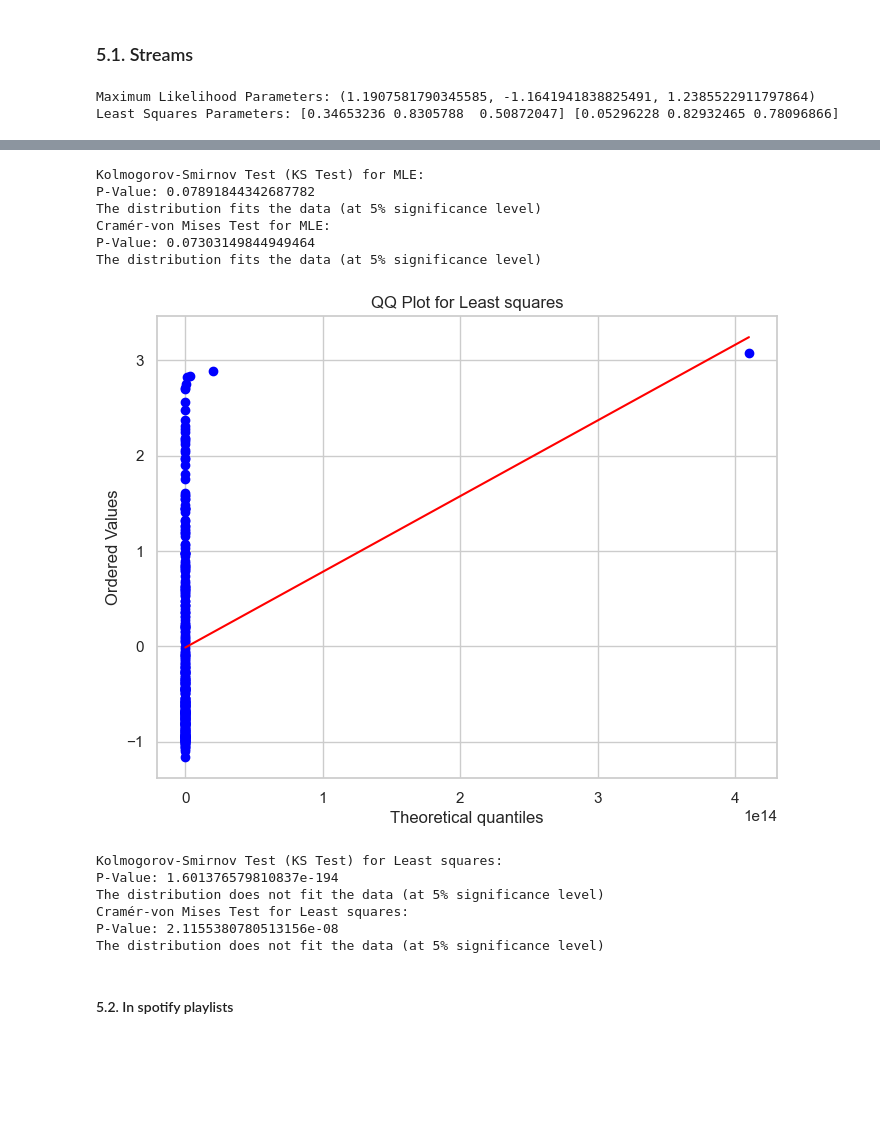
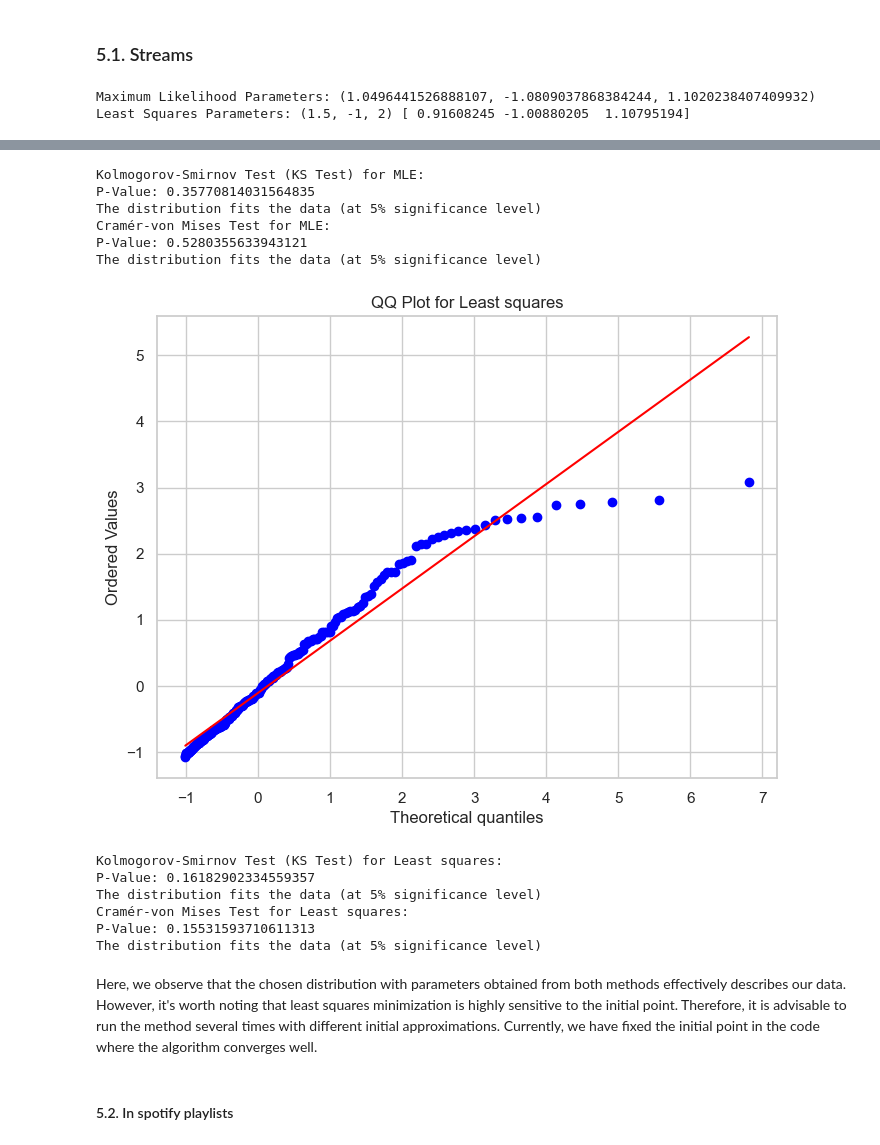
Before and after one commit to THECODEDEMOGORGON/multivariate_data_analysis, a Jupyter notebook: task1.ipynb, the cells around one changed output, grey strips where cells are left out. Cells and saved outputs as stored; diff of their text form; code cells hidden in the pictures; blank space fills up the shorter version.

```diff
--- a/task1.ipynb
+++ b/task1.ipynb
@@ -269,10 +291,10 @@ def estimate_parameters(data, distribution, initial_params):
     def loss_function(params):
         real_dist, bins = np.histogram(data, bins=100, density=True)
         gen_dist = distribution.pdf(bins[1:], *params)
-        return np.sum((gen_dist - real_dist) ** 2)
+        return gen_dist - real_dist
 
     # Minimize the loss function to obtain LSM parameters
-    lsm_params = minimize(loss_function, initial_params, method='Nelder-Mead').x
+    lsm_params = least_squares(loss_function, initial_params, method='trf').x
 
     return mle_params, lsm_params
 
@@ -306,7 +328,8 @@ def perform_tests(data, distribution, params, title):
 from sklearn.preprocessing import StandardScaler
 # %%
 sample_data = StandardScaler().fit_transform(np.array(streams_sample).reshape(-1, 1)).reshape(-1)
-lse_init = abs(np.random.randn(3))
+# lse_init = abs(np.random.randn(3))
+lse_init = (1.5, -1 , 2)
 max_likelihood_params, least_squares_params = estimate_parameters(sample_data, weibull_min, lse_init)
 
 print("Maximum Likelihood Parameters:", max_likelihood_params)
@@ -315,5 +338,5 @@ print("Least Squares Parameters:", lse_init, least_squares_params)
 perform_tests(sample_data, weibull_min, max_likelihood_params, 'MLE')
 perform_tests(sample_data, weibull_min, least_squares_params, 'Least squares')
 # %% [output]
-Maximum Likelihood Parameters: (1.1907581790345585, -1.1641941838825491, 1.2385522911797864)
-Least Squares Parameters: [0.34653236 0.8305788  0.50872047] [0.05296228 0.82932465 0.78096866]
+Maximum Likelihood Parameters: (1.0496441526888107, -1.0809037868384244, 1.1020238407409932)
+Least Squares Parameters: (1.5, -1, 2) [ 0.91608245 -1.00880205  1.10795194]
@@ -321,16 +344,18 @@ Least Squares Parameters: [0.34653236 0.8305788  0.50872047] [0.05296228 0.82932
 Kolmogorov-Smirnov Test (KS Test) for MLE:
-P-Value: 0.07891844342687782
+P-Value: 0.35770814031564835
 The distribution fits the data (at 5% significance level)
 Cramér-von Mises Test for MLE:
-P-Value: 0.07303149844949464
+P-Value: 0.5280355633943121
 The distribution fits the data (at 5% significance level)
-[figure, old version]
+[figure, new version]
 Kolmogorov-Smirnov Test (KS Test) for Least squares:
-P-Value: 1.601376579810837e-194
-The distribution does not fit the data (at 5% significance level)
+P-Value: 0.16182902334559357
+The distribution fits the data (at 5% significance level)
 Cramér-von Mises Test for Least squares:
-P-Value: 2.1155380780513156e-08
-The distribution does not fit the data (at 5% significance level)
+P-Value: 0.15531593710611313
+The distribution fits the data (at 5% significance level)
+# %% [markdown]
+Here, we observe that the chosen distribution with parameters obtained from both methods effectively describes our data. However, it's worth noting that least squares minimization is highly sensitive to the initial point. Therefore, it is advisable to run the method several times with different initial approximations. Currently, we have fixed the initial point in the code where the algorithm converges well.
 # %% [markdown]
 #### 5.2. In spotify playlists
 # %%
```
Also changed, not shown: parts of 35 cells of this notebook.
